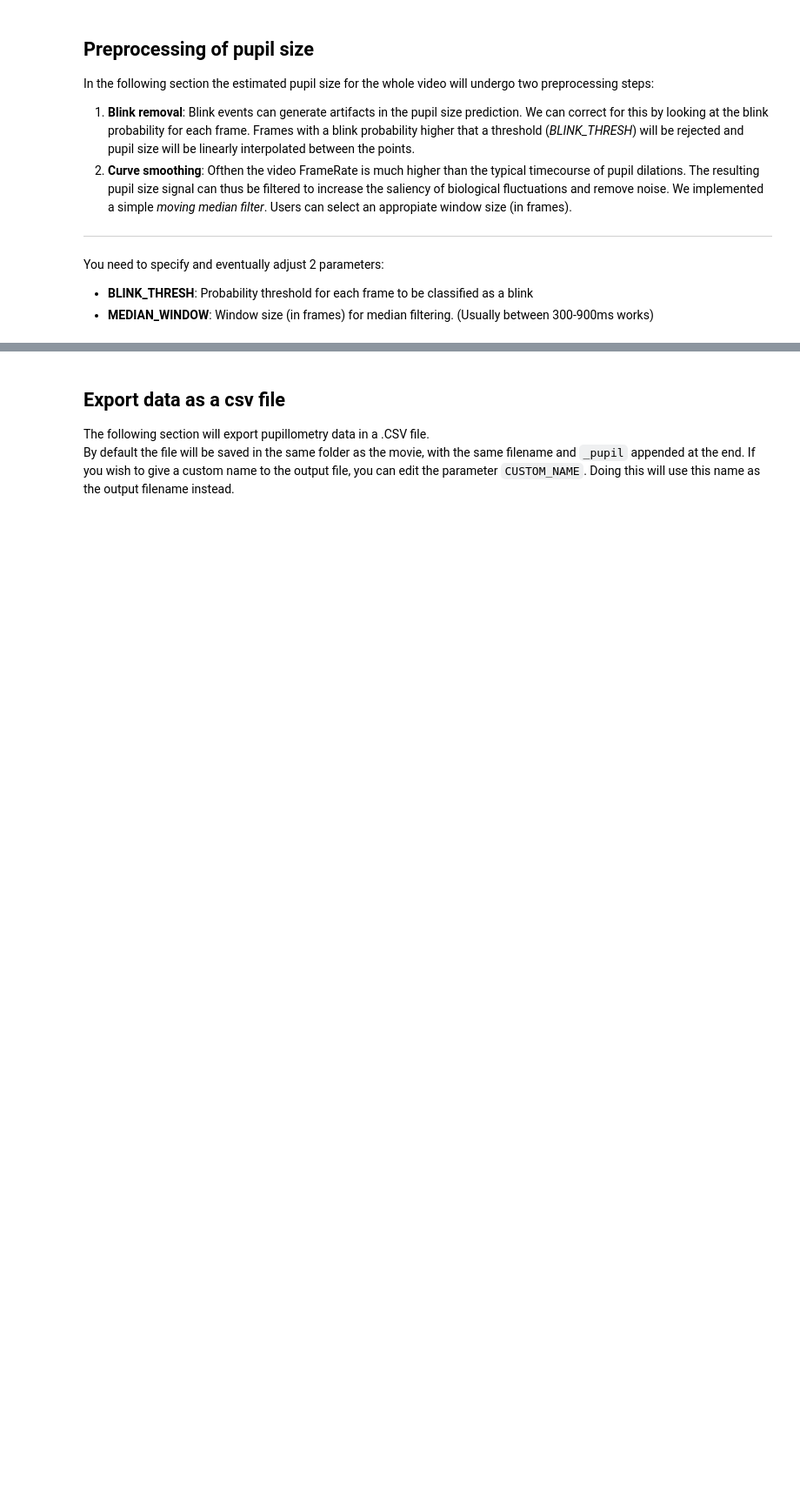
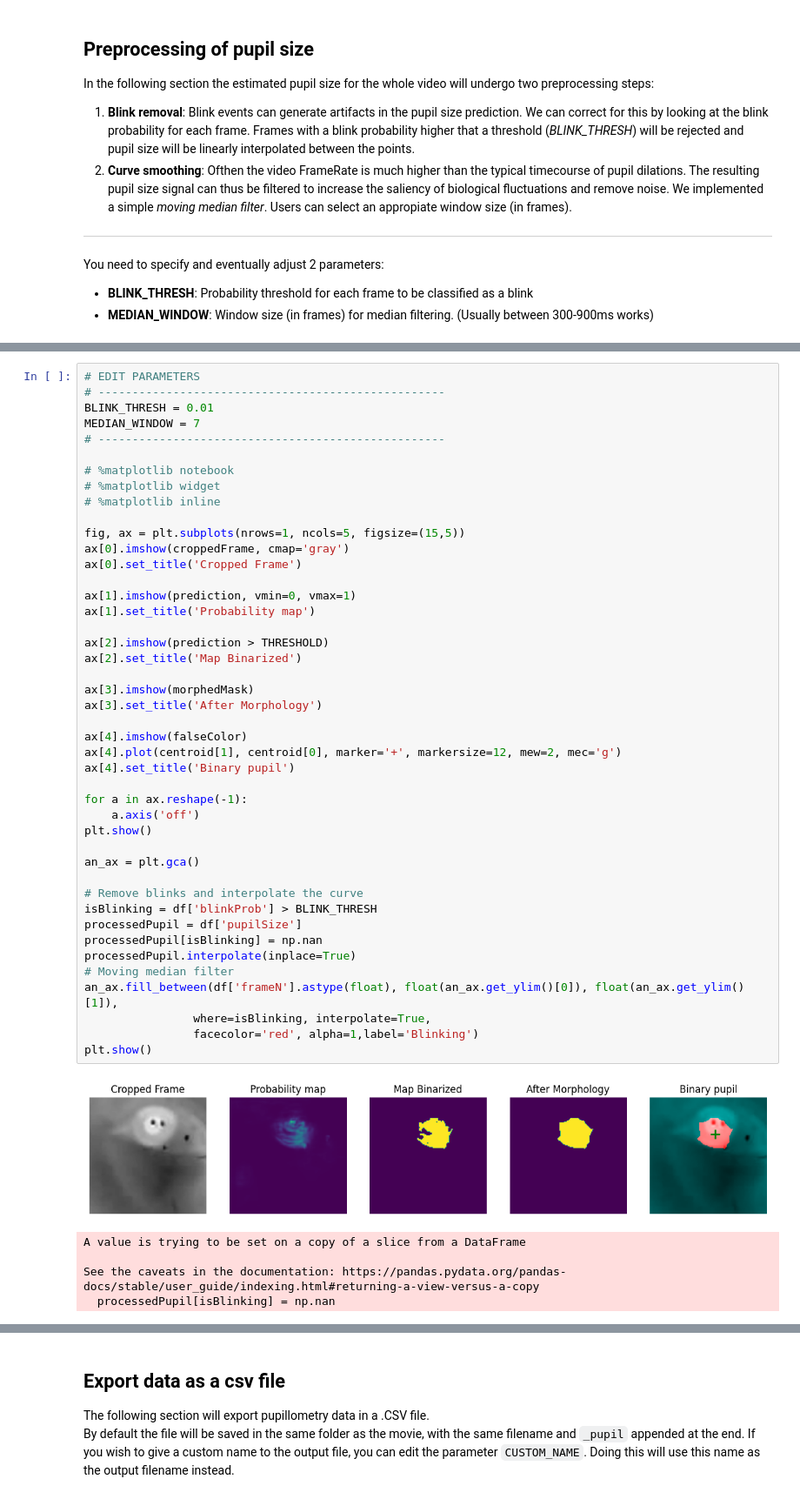
Before and after one commit to CommanderPho/meye, a Jupyter notebook: pupillometry-offline-videos.ipynb, the cells around one changed output, grey strips where cells are left out. Shown at 87% size. Saved outputs shown, nothing was run; the diff lists cells and outputs as text; blank space fills up the shorter version.

```diff
--- a/pupillometry-offline-videos.ipynb
+++ b/pupillometry-offline-videos.ipynb
@@ -347,0 +343,50 @@ plt.show()
+# %%
+# EDIT PARAMETERS
+# ---------------------------------------------------
+BLINK_THRESH = 0.01
+MEDIAN_WINDOW = 7
+# ---------------------------------------------------
+
+# %matplotlib notebook
+# %matplotlib widget
+# %matplotlib inline
+
+fig, ax = plt.subplots(nrows=1, ncols=5, figsize=(15,5))
+ax[0].imshow(croppedFrame, cmap='gray')
+ax[0].set_title('Cropped Frame')
+
+ax[1].imshow(prediction, vmin=0, vmax=1)
+ax[1].set_title('Probability map')
+
+ax[2].imshow(prediction > THRESHOLD)
+ax[2].set_title('Map Binarized')
+
+ax[3].imshow(morphedMask)
+ax[3].set_title('After Morphology')
+
+ax[4].imshow(falseColor)
+ax[4].plot(centroid[1], centroid[0], marker='+', markersize=12, mew=2, mec='g')
+ax[4].set_title('Binary pupil')
+
+for a in ax.reshape(-1):
+    a.axis('off')
+plt.show()
+
+an_ax = plt.gca()
+
+# Remove blinks and interpolate the curve
+isBlinking = df['blinkProb'] > BLINK_THRESH
+processedPupil = df['pupilSize']
+processedPupil[isBlinking] = np.nan
+processedPupil.interpolate(inplace=True)
+# Moving median filter
+an_ax.fill_between(df['frameN'].astype(float), float(an_ax.get_ylim()[0]), float(an_ax.get_ylim()[1]),
+                where=isBlinking, interpolate=True,
+                facecolor='red', alpha=1,label='Blinking')
+plt.show()
+# %% [output]
+[figure, added]
+A value is trying to be set on a copy of a slice from a DataFrame
+
+See the caveats in the documentation: https://pandas.pydata.org/pandas-docs/stable/user_guide/indexing.html#returning-a-view-versus-a-copy
+  processedPupil[isBlinking] = np.nan
```
Also changed, not shown: parts of 8 cells of this notebook, 3 other files.
